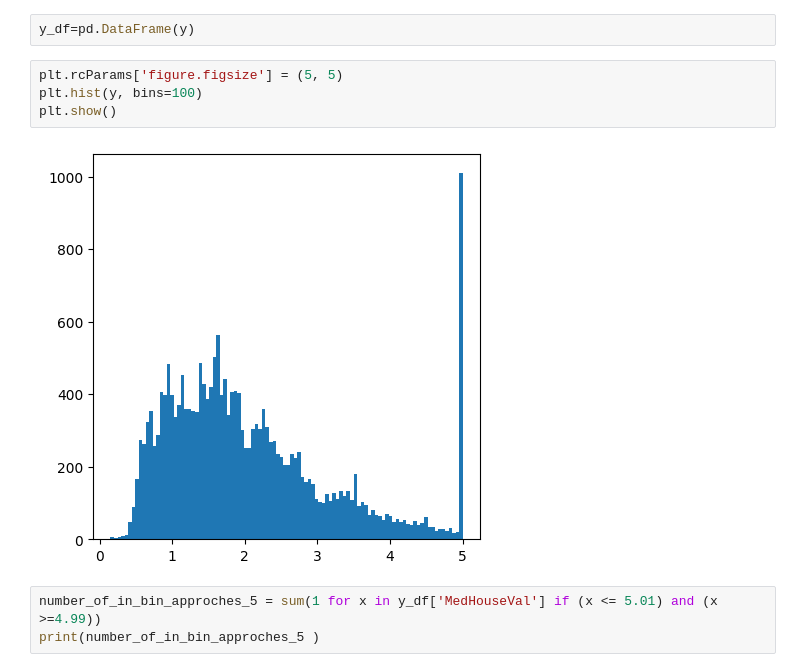
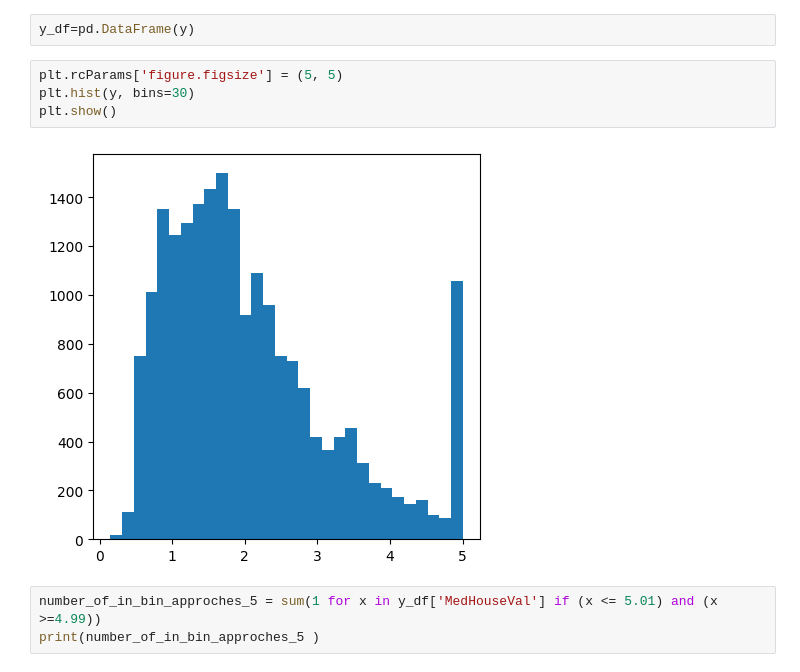
Before and after one commit to Yuyang-Yao/Math_-5750_Project1, a Jupyter notebook: project1.ipynb, the cells around one changed output. Saved outputs shown, nothing was run; the diff lists cells and outputs as text.

```diff
--- a/project1.ipynb
+++ b/project1.ipynb
@@ -72,10 +72,10 @@ Name: MedHouseVal, Length: 20640, dtype: float64
 y_df=pd.DataFrame(y)
 # %%
 plt.rcParams['figure.figsize'] = (5, 5)
-plt.hist(y, bins=100)
+plt.hist(y, bins=30)
 plt.show()
 # %% [output]
-[figure, old version]
+[figure, new version]
 # %%
 number_of_in_bin_approches_5 = sum(1 for x in y_df['MedHouseVal'] if (x <= 5.01) and (x >=4.99))
 print(number_of_in_bin_approches_5 )
```
Also changed, not shown: parts of 36 cells of this notebook.
